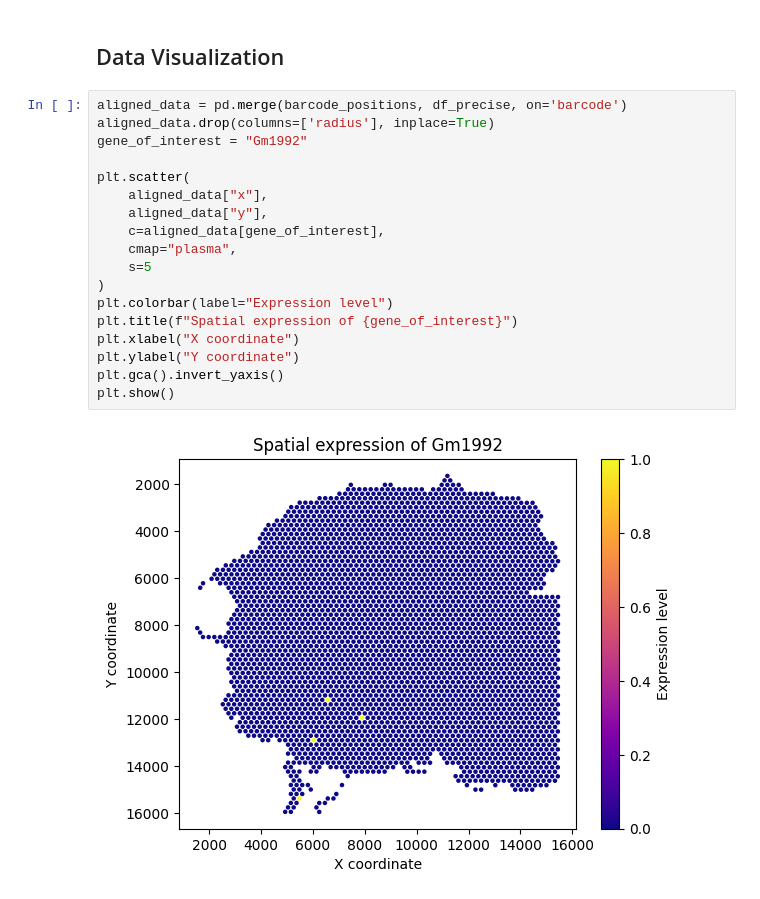
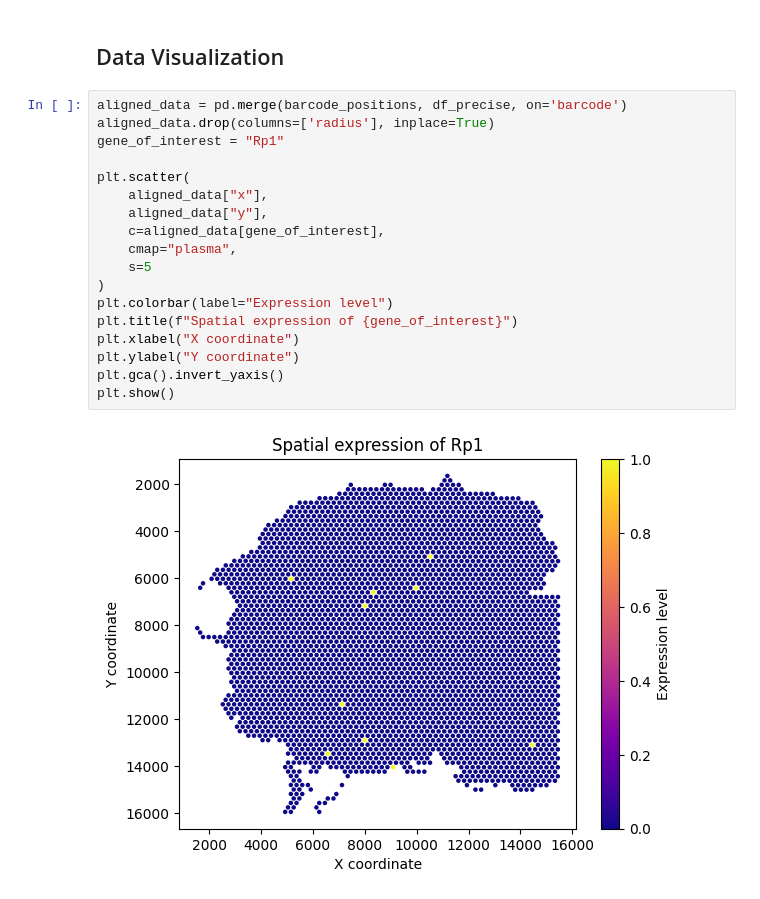
Before and after one commit to ScheWann/A-Part-to-Whole-Circular-Cell-Explorer, a Jupyter notebook: RedesignChallenge/Python/GeneProcess.ipynb, the cells around one changed output. Saved outputs shown, nothing was run; the diff lists cells and outputs as text.

```diff
--- a/RedesignChallenge/Python/GeneProcess.ipynb
+++ b/RedesignChallenge/Python/GeneProcess.ipynb
@@ -144,20 +204,20 @@ df_display.T
 # %%
 aligned_data = pd.merge(barcode_positions, df_precise, on='barcode')
 aligned_data.drop(columns=['radius'], inplace=True)
-gene_of_interest = "Gm1992"
+gene_of_interest = "Rp1"
 
 plt.scatter(
     aligned_data["x"],
     aligned_data["y"],
     c=aligned_data[gene_of_interest],
     cmap="plasma",
     s=5
 )
 plt.colorbar(label="Expression level")
 plt.title(f"Spatial expression of {gene_of_interest}")
 plt.xlabel("X coordinate")
 plt.ylabel("Y coordinate")
 plt.gca().invert_yaxis()
 plt.show()
 # %% [output]
-[figure, old version]
+[figure, new version]
```
Also changed, not shown: parts of 6 cells of this notebook, 3 other files.
